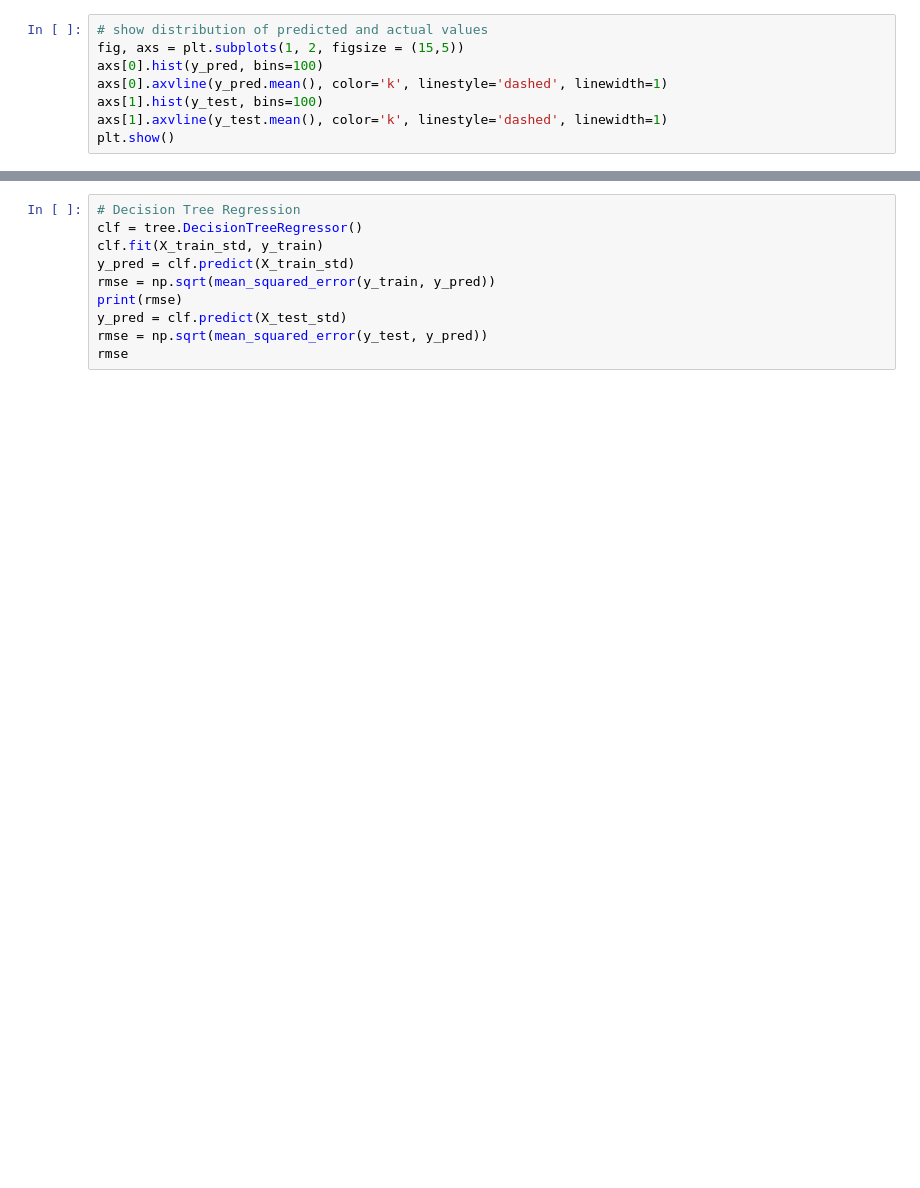
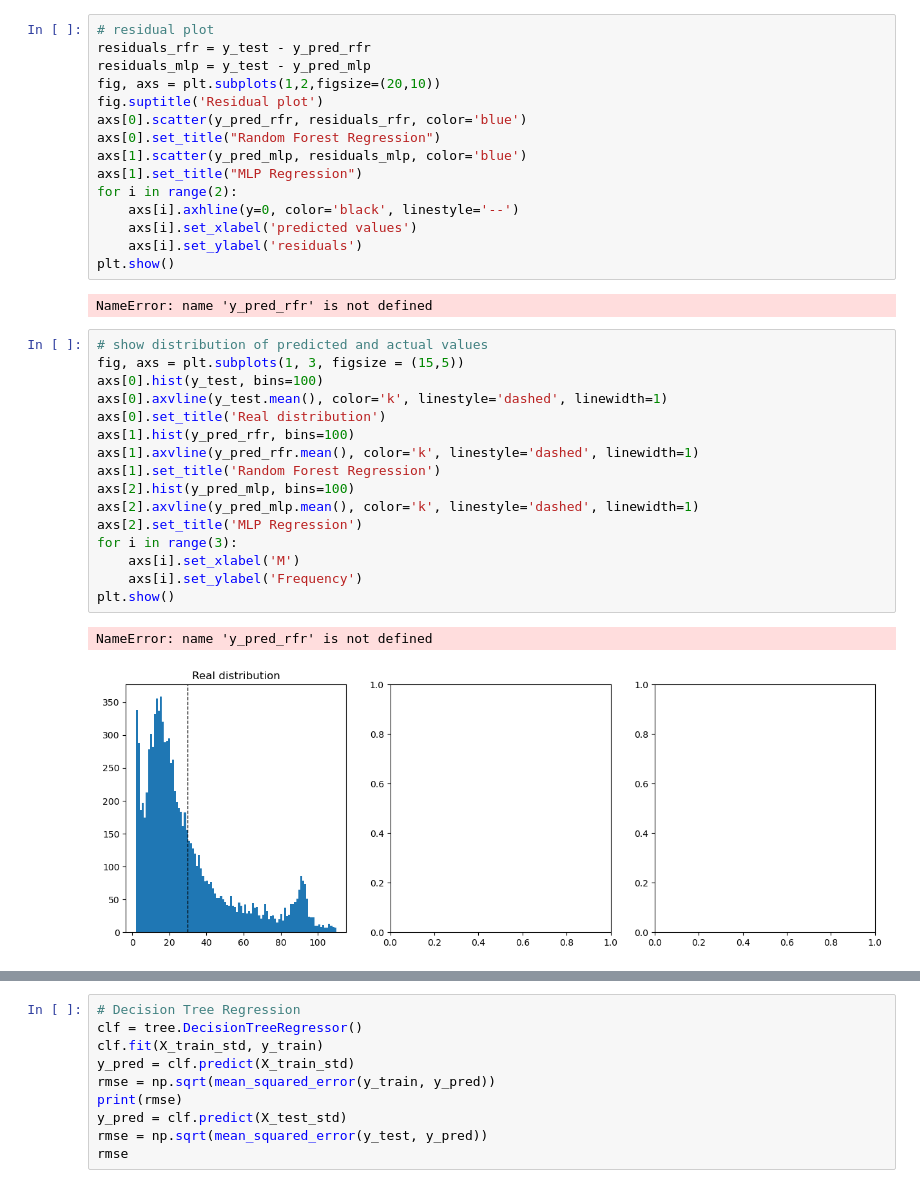
Before and after one commit to DimitrisGkoutzounis/Machine-Learning-Electron-Mass-Prediction, a Jupyter notebook: main.ipynb, the cells around one changed output, grey strips where cells are left out. Cells and saved outputs as stored; diff of their text form; blank space fills up the shorter version.

```diff
--- a/main.ipynb
+++ b/main.ipynb
@@ -108,8 +380,36 @@ plt.show()
+# %%
+# residual plot
+residuals_rfr = y_test - y_pred_rfr
+residuals_mlp = y_test - y_pred_mlp
+fig, axs = plt.subplots(1,2,figsize=(20,10))
+fig.suptitle('Residual plot')
+axs[0].scatter(y_pred_rfr, residuals_rfr, color='blue')
+axs[0].set_title("Random Forest Regression")
+axs[1].scatter(y_pred_mlp, residuals_mlp, color='blue')
+axs[1].set_title("MLP Regression")
+for i in range(2):
+    axs[i].axhline(y=0, color='black', linestyle='--')
+    axs[i].set_xlabel('predicted values')
+    axs[i].set_ylabel('residuals')
+plt.show()
+# %% [output]
+NameError: name 'y_pred_rfr' is not defined
 # %%
 # show distribution of predicted and actual values
-fig, axs = plt.subplots(1, 2, figsize = (15,5))
-axs[0].hist(y_pred, bins=100)
-axs[0].axvline(y_pred.mean(), color='k', linestyle='dashed', linewidth=1)
-axs[1].hist(y_test, bins=100)
-axs[1].axvline(y_test.mean(), color='k', linestyle='dashed', linewidth=1)
+fig, axs = plt.subplots(1, 3, figsize = (15,5))
+axs[0].hist(y_test, bins=100)
+axs[0].axvline(y_test.mean(), color='k', linestyle='dashed', linewidth=1)
+axs[0].set_title('Real distribution')
+axs[1].hist(y_pred_rfr, bins=100)
+axs[1].axvline(y_pred_rfr.mean(), color='k', linestyle='dashed', linewidth=1)
+axs[1].set_title('Random Forest Regression')
+axs[2].hist(y_pred_mlp, bins=100)
+axs[2].axvline(y_pred_mlp.mean(), color='k', linestyle='dashed', linewidth=1)
+axs[2].set_title('MLP Regression')
+for i in range(3):
+    axs[i].set_xlabel('M')
+    axs[i].set_ylabel('Frequency')
 plt.show()
+# %% [output]
+NameError: name 'y_pred_rfr' is not defined
+[figure, added]
```
Also changed, not shown: parts of 24 cells of this notebook.
